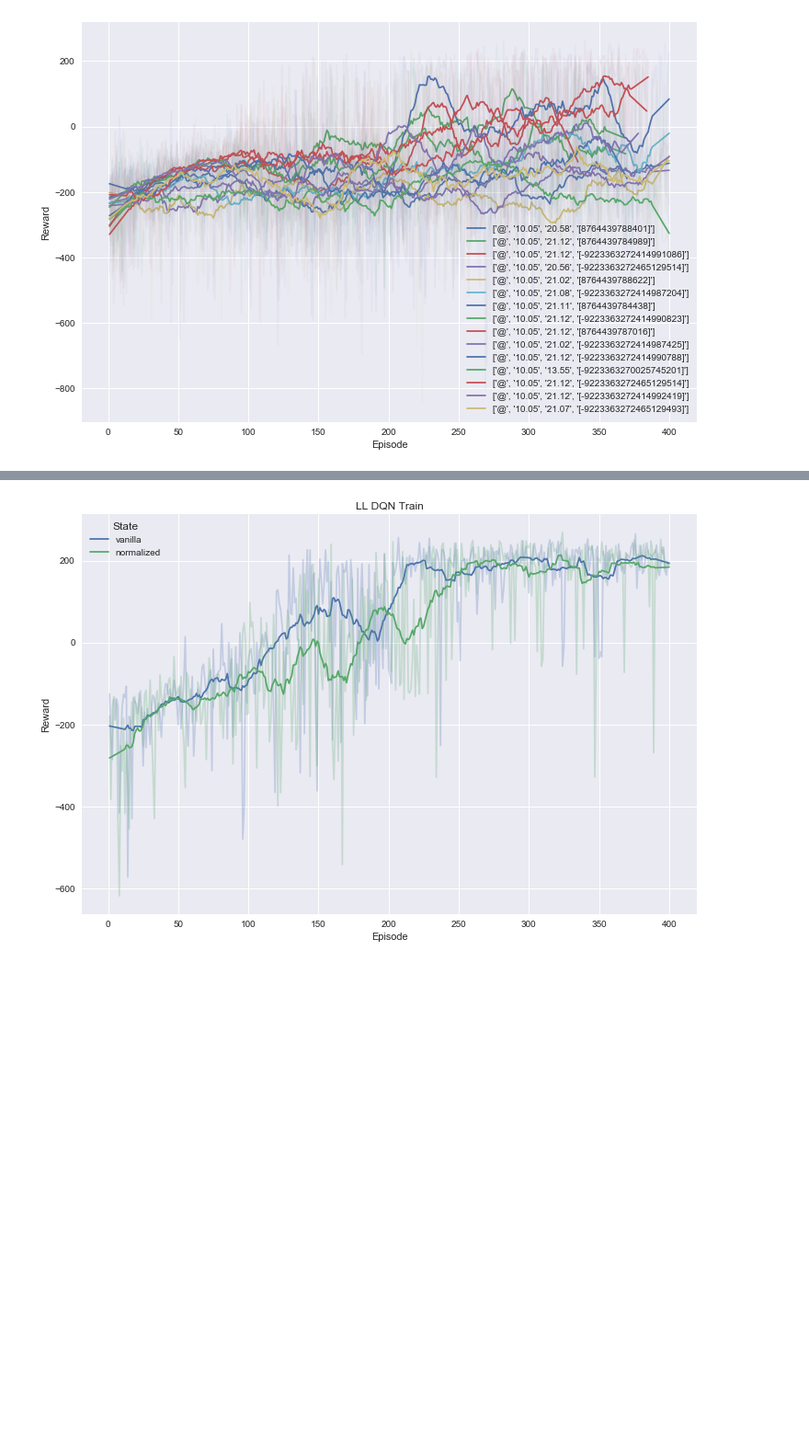
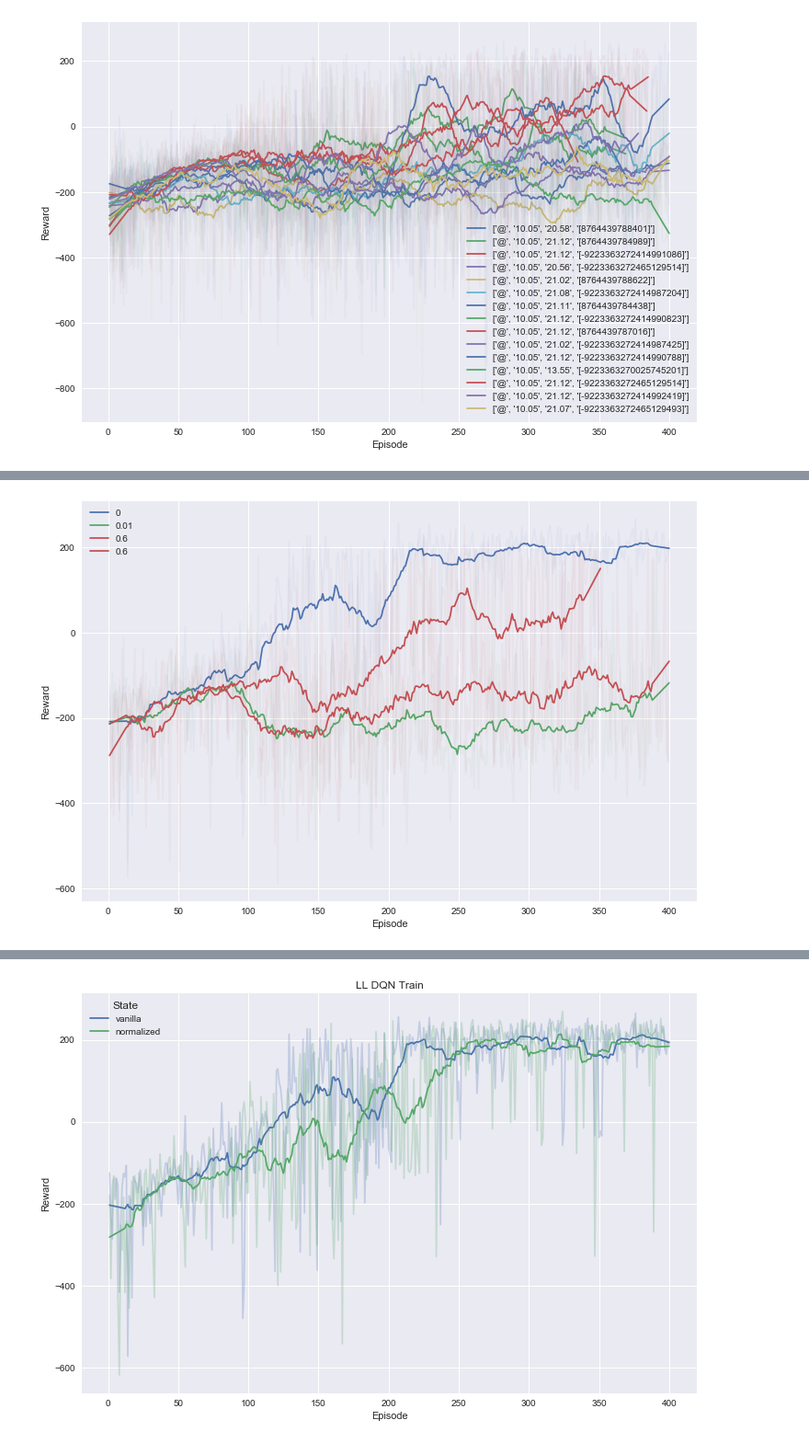
Before and after one commit to stefan-niculae/lunar-rainbow, a Jupyter notebook: visualize-results.ipynb, the cells around one changed output, grey strips where cells are left out. Shown at 92% size. Cells and saved outputs as stored; diff of their text form; code cells hidden in the pictures; blank space fills up the shorter version.

```diff
--- a/visualize-results.ipynb
+++ b/visualize-results.ipynb
@@ -99,0 +171,11 @@ plt.show()
+# %%
+# 11 may -last night
+dfs = [pd.read_csv(OUTPUTS_DIR / f / 'train.csv') for f in [
+    'dqn on lander @ 27.04 09.34-3', 'DQNP on LunarLander @ 10.05 23.32 [-9223363248361405338]', 'DQNP on LunarLander @ 10.05 23.43 [8788493365203]', 'DQNP on LunarLander @ 10.05 23.30 [-9223363248361410791]']]
+
+plt.figure(figsize=(12, 8))
+training_progress_static(dfs, [25] * len(dfs), [0, .01, .6, .6])
+plt.legend()
+plt.show()
+# %% [output]
+[figure, added]
```
Also changed, not shown: parts of 19 cells of this notebook, 2 other files.
